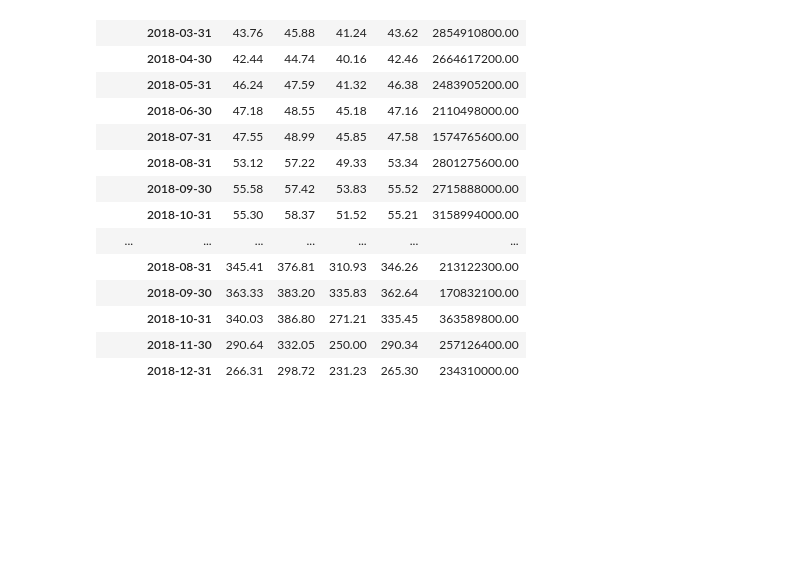
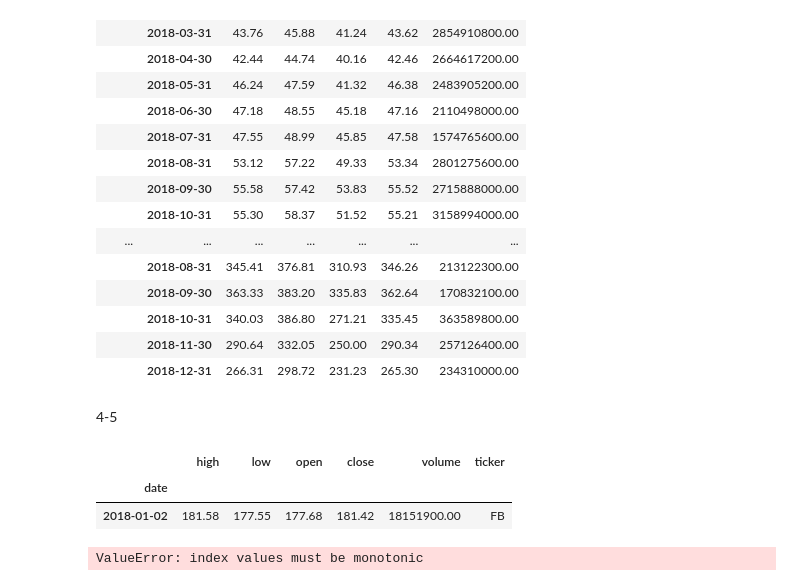
Before and after one commit to nadia-paz/ds-learning, a Jupyter notebook: data_analysis_pandas/exercises.ipynb, the cells around one changed output. Drawn from its saved outputs; the diff is of its cells as text; code cells hidden in the pictures; blank space fills up the shorter version.

```diff
--- a/data_analysis_pandas/exercises.ipynb
+++ b/data_analysis_pandas/exercises.ipynb
@@ -246,3 +246,16 @@ df.groupby('ticker').resample('1M').agg({
 |  | 2018-10-31 | 340.03 | 386.80 | 271.21 | 335.45 | 363589800.00 |
 |  | 2018-11-30 | 290.64 | 332.05 | 250.00 | 290.34 | 257126400.00 |
 |  | 2018-12-31 | 266.31 | 298.72 | 231.23 | 265.30 | 234310000.00 |
+# %% [markdown]
+4-5
+# %%
+df.head(1)
+# %% [output]
+|  | high | low | open | close | volume | ticker |
+| date |  |  |  |  |  |  |
+| 2018-01-02 | 181.58 | 177.55 | 177.68 | 181.42 | 18151900.00 | FB |
+# %%
+# rolling 60 days aggregations
+df.rolling('60D').mean(numeric_only = True)
+# %% [output]
+ValueError: index values must be monotonic
```
